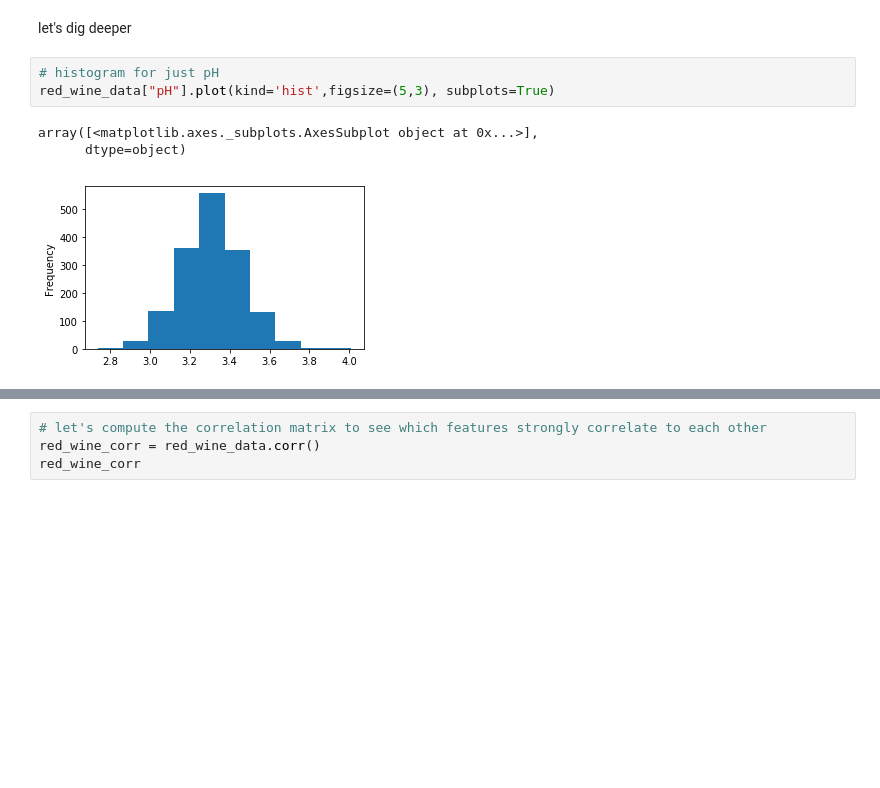
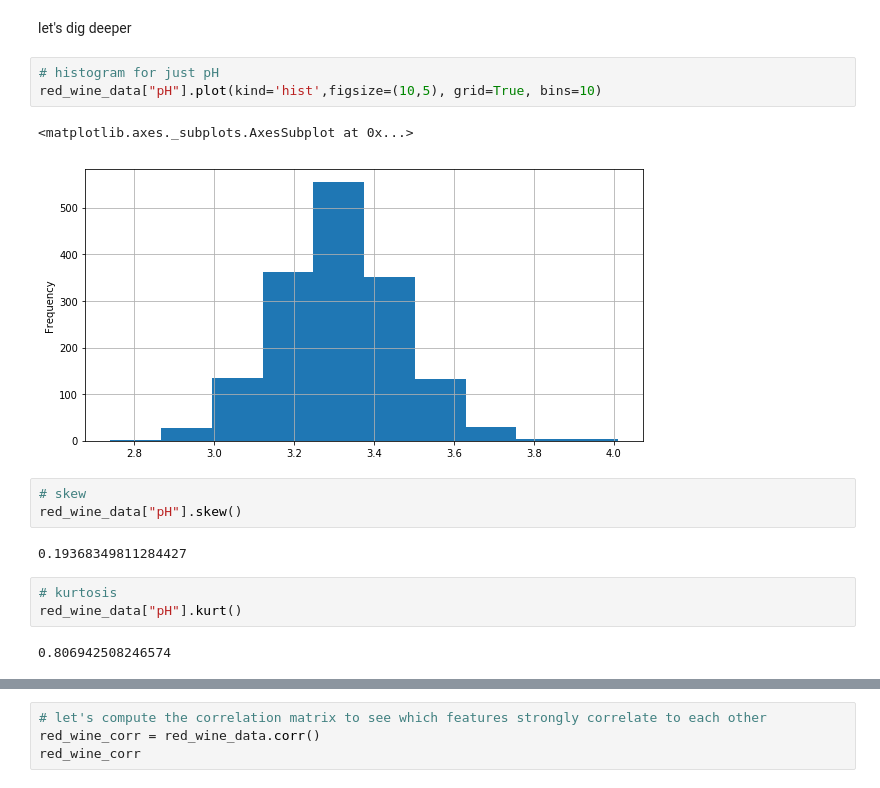
Before and after one commit to shauryashaurya/ML_Intro, a Jupyter notebook: Decision Trees.ipynb, the cells around one changed output, grey strips where cells are left out. Saved outputs shown, nothing was run; the diff lists cells and outputs as text; blank space fills up the shorter version.

```diff
--- a/Decision Trees.ipynb
+++ b/Decision Trees.ipynb
@@ -133,8 +133,17 @@ array([[<matplotlib.axes._subplots.AxesSubplot object at 0x...>,
 let's dig deeper
 # %%
 # histogram for just pH
-red_wine_data["pH"].plot(kind='hist',figsize=(5,3), subplots=True)
+red_wine_data["pH"].plot(kind='hist',figsize=(10,5), grid=True, bins=10)
 # %% [output]
-array([<matplotlib.axes._subplots.AxesSubplot object at 0x...>],
-      dtype=object)
+<matplotlib.axes._subplots.AxesSubplot at 0x...>
-[figure, old version]
+[figure, new version]
+# %%
+# skew
+red_wine_data["pH"].skew()
+# %% [output]
+0.19368349811284427
+# %%
+# kurtosis
+red_wine_data["pH"].kurt()
+# %% [output]
+0.806942508246574
```
Also changed, not shown: parts of 8 cells of this notebook.
